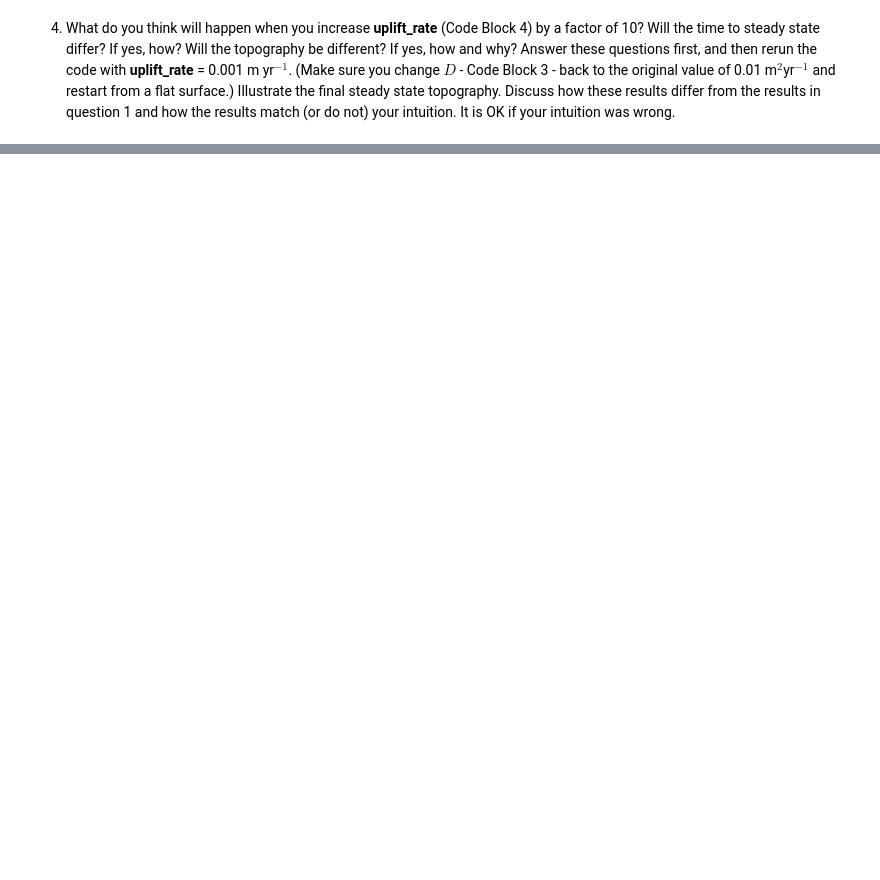
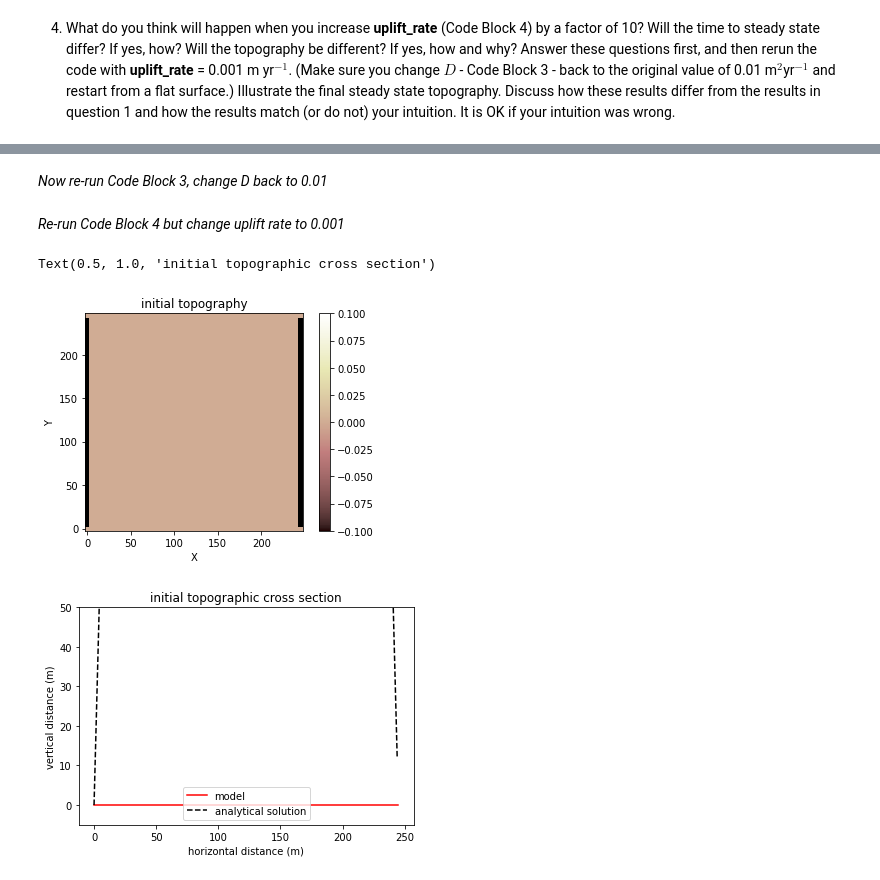
Before and after one commit to fclubb/EarthSurfaceProcesses, a Jupyter notebook: Week2_HillslopeEvolution/2DHillslope_ANSWERS.ipynb, the cells around one changed output, grey strips where cells are left out. Saved outputs shown, nothing was run; the diff lists cells and outputs as text; code cells hidden in the pictures; blank space fills up the shorter version.

```diff
--- a/Week2_HillslopeEvolution/2DHillslope_ANSWERS.ipynb
+++ b/Week2_HillslopeEvolution/2DHillslope_ANSWERS.ipynb
@@ -195,0 +297,14 @@ Answer: Not quite, but it is getting close. Go back and rerun Code Blocks 7, 8 a
+# %% [markdown]
+_Now re-run Code Block 3, change D back to 0.01_
+# %%
+# Code Block 3
+
+from landlab.components import LinearDiffuser
+
+D = 0.01  # initial value of 0.01 m^2/yr
+lin_diffuse = LinearDiffuser(mg, linear_diffusivity=D)
+
+# Below is to keep track of time for labeling plots
+time_counter = 0
+# %% [markdown]
+_Re-run Code Block 4 but change uplift rate to 0.001_
@@ -195,0 +329,33 @@ Answer: Not quite, but it is getting close. Go back and rerun Code Blocks 7, 8 a
+# %%
+# Code Block 5
+
+ys = np.arange(mg.number_of_node_rows * mg.dx - mg.dx)
+
+# location of divide or ridge crest -> middle of grid
+# based on boundary conds.
+divide_loc = (mg.number_of_node_rows * mg.dx - mg.dx) / 2
+
+# half-width of the ridge
+half_width = (mg.number_of_node_rows * mg.dx - mg.dx) / 2
+
+# analytical solution for elevation under linear diffusion at steady state
+zs = (uplift_rate / (2 * D)) * (np.power(half_width, 2) - np.power(ys - divide_loc, 2))
+# %%
+# Code Block 6
+
+figure(1)
+imshow_grid(mg, "topographic__elevation")
+title("initial topography")
+figure(2)
+elev_rast = mg.node_vector_to_raster(mg.at_node["topographic__elevation"])
+plot(ys_grid, elev_rast[:, 2], "r-", label="model")
+plot(ys, zs, "k--", label="analytical solution")
+ylim((-5, 50))  # may want to change upper limit if D changes
+xlabel("horizontal distance (m)")
+ylabel("vertical distance (m)")
+legend(loc="lower center")
+title("initial topographic cross section")
+# %% [output]
+Text(0.5, 1.0, 'initial topographic cross section')
+[figure, added]
+[figure, added]
```
Also changed, not shown: parts of 31 cells of this notebook.
